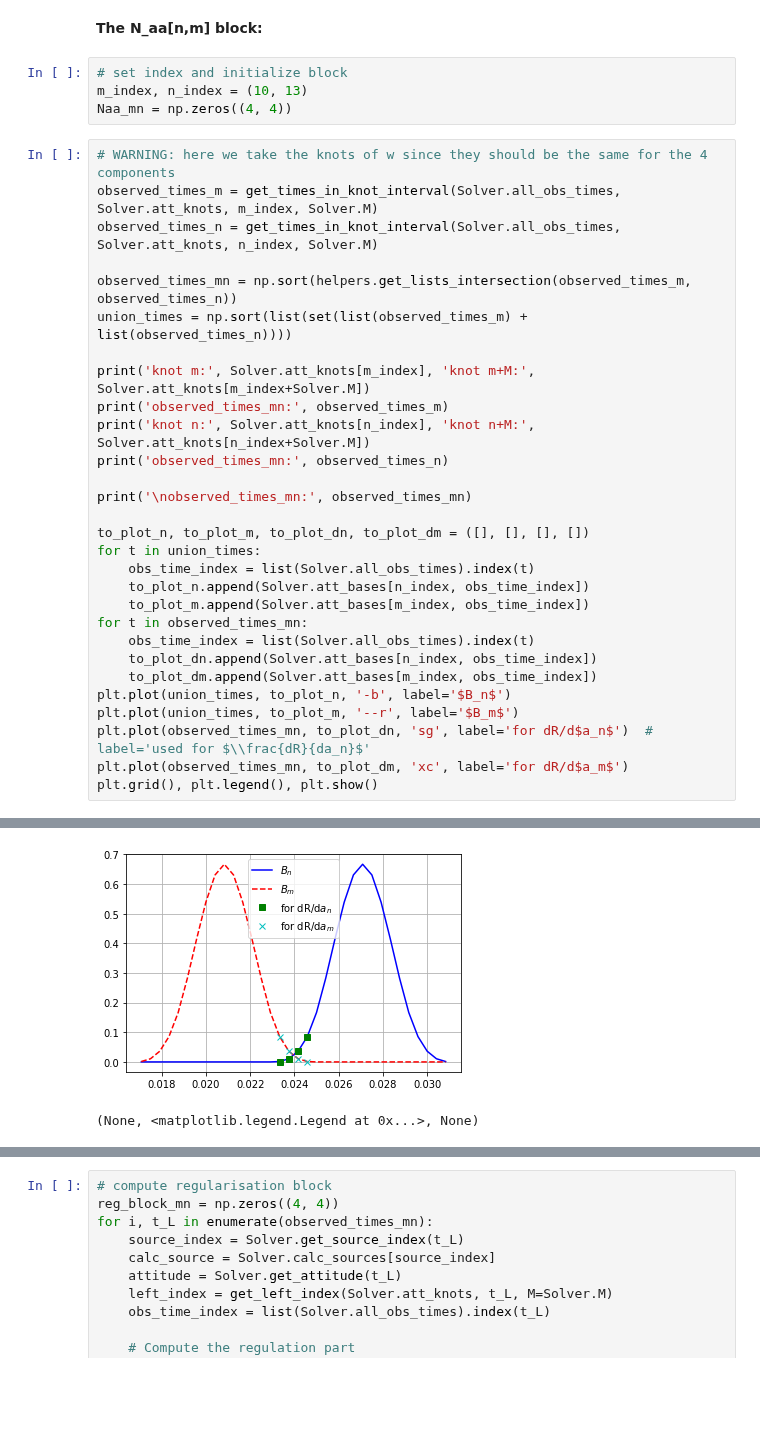
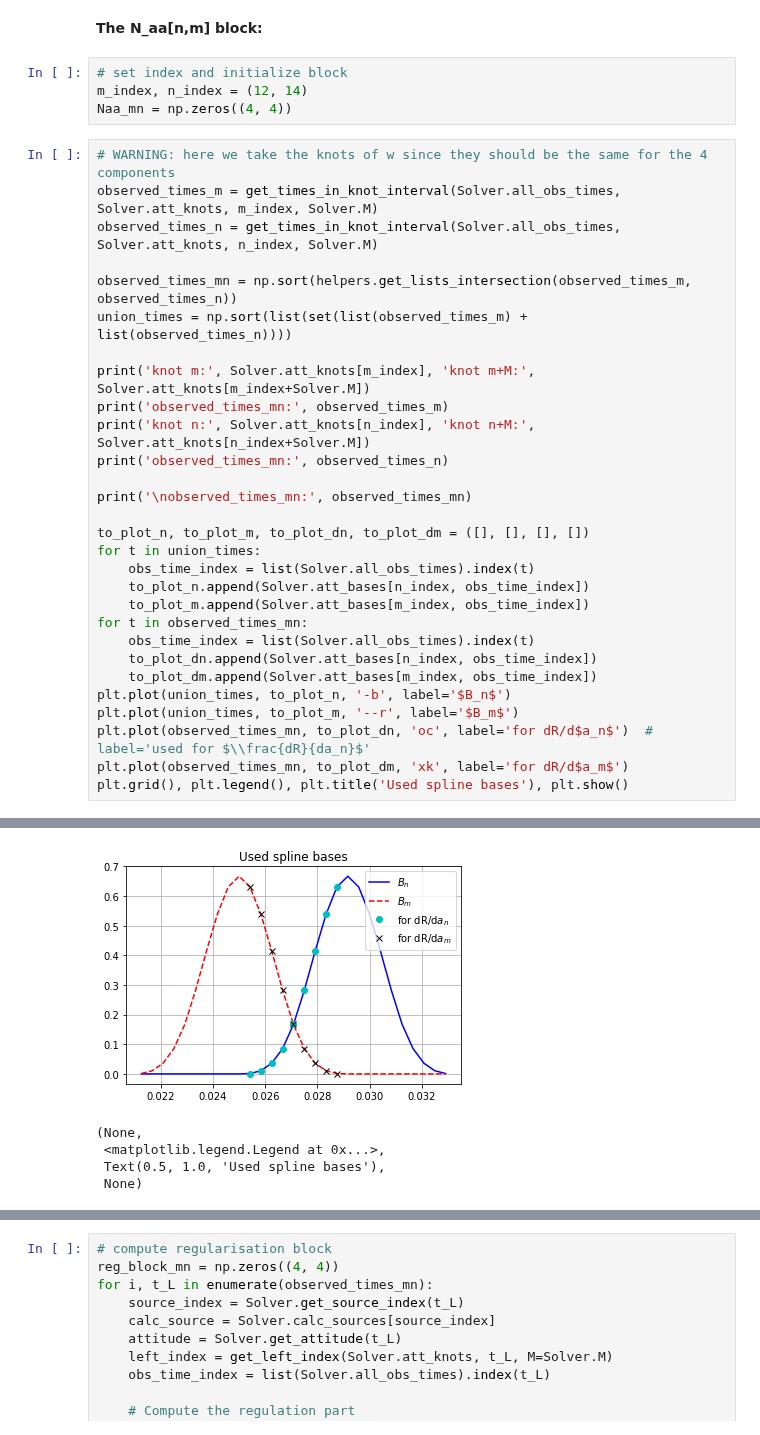
Before and after one commit to bombrun/GaiaLab, a Jupyter notebook: notebooks/4-test_attitude_update.ipynb, the cells around one changed output, grey strips where cells are left out. Saved outputs shown, nothing was run; the diff lists cells and outputs as text; blank space fills up the shorter version.

```diff
--- a/notebooks/4-test_attitude_update.ipynb
+++ b/notebooks/4-test_attitude_update.ipynb
@@ -371,7 +359,7 @@ N= (4, 21)  || k= (25,)  || M= 4
 **The N_aa[n,m] block:**
 # %%
 # set index and initialize block
-m_index, n_index = (10, 13)
+m_index, n_index = (12, 14)
 Naa_mn = np.zeros((4, 4))
 # %%
 # WARNING: here we take the knots of w since they should be the same for the 4 components
@@ -399,7 +387,7 @@ for t in observed_times_mn:
     to_plot_dm.append(Solver.att_bases[m_index, obs_time_index])
 plt.plot(union_times, to_plot_n, '-b', label='$B_n$')
 plt.plot(union_times, to_plot_m, '--r', label='$B_m$')
-plt.plot(observed_times_mn, to_plot_dn, 'sg', label='for dR/d$a_n$')  # label='used for $\\frac{dR}{da_n}$'
-plt.plot(observed_times_mn, to_plot_dm, 'xc', label='for dR/d$a_m$')
-plt.grid(), plt.legend(), plt.show()
+plt.plot(observed_times_mn, to_plot_dn, 'oc', label='for dR/d$a_n$')  # label='used for $\\frac{dR}{da_n}$'
+plt.plot(observed_times_mn, to_plot_dm, 'xk', label='for dR/d$a_m$')
+plt.grid(), plt.legend(), plt.title('Used spline bases'), plt.show()
 # %% [output]
@@ -418,4 +407,7 @@ observed_times_mn: [0.02333333 0.02375    0.02416667 0.02458333]
-[figure, old version]
+[figure, new version]
-(None, <matplotlib.legend.Legend at 0x...>, None)
+(None,
+ <matplotlib.legend.Legend at 0x...>,
+ Text(0.5, 1.0, 'Used spline bases'),
+ None)
 # %%
 # compute dDL_da block
```
Also changed, not shown: parts of 21 cells of this notebook, 2 other files.
